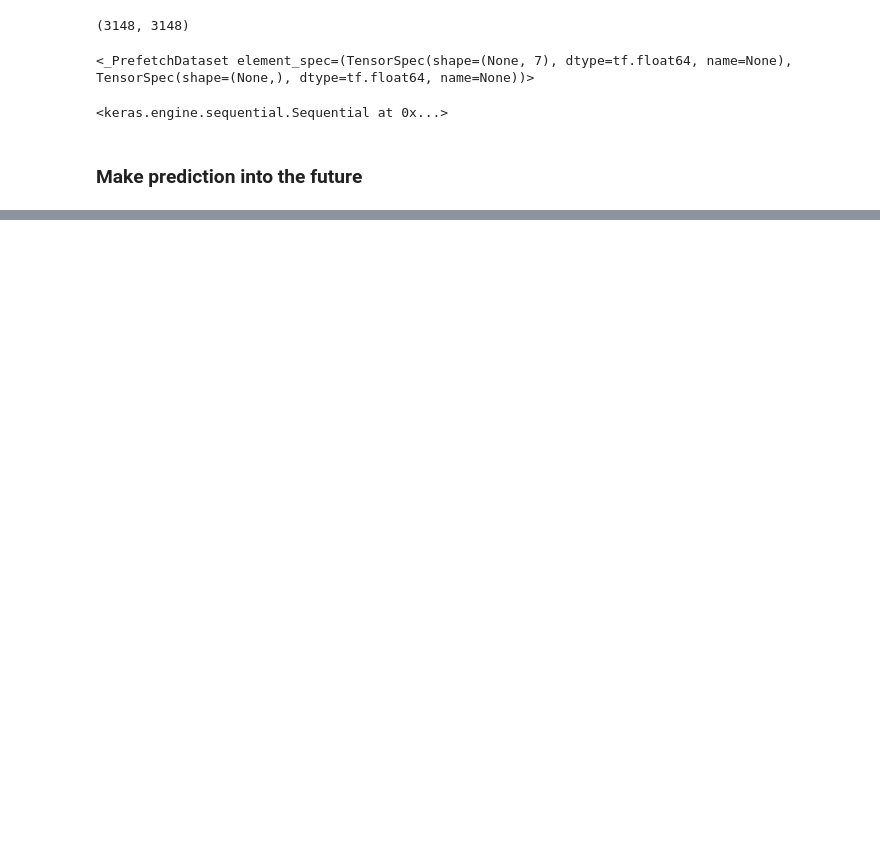
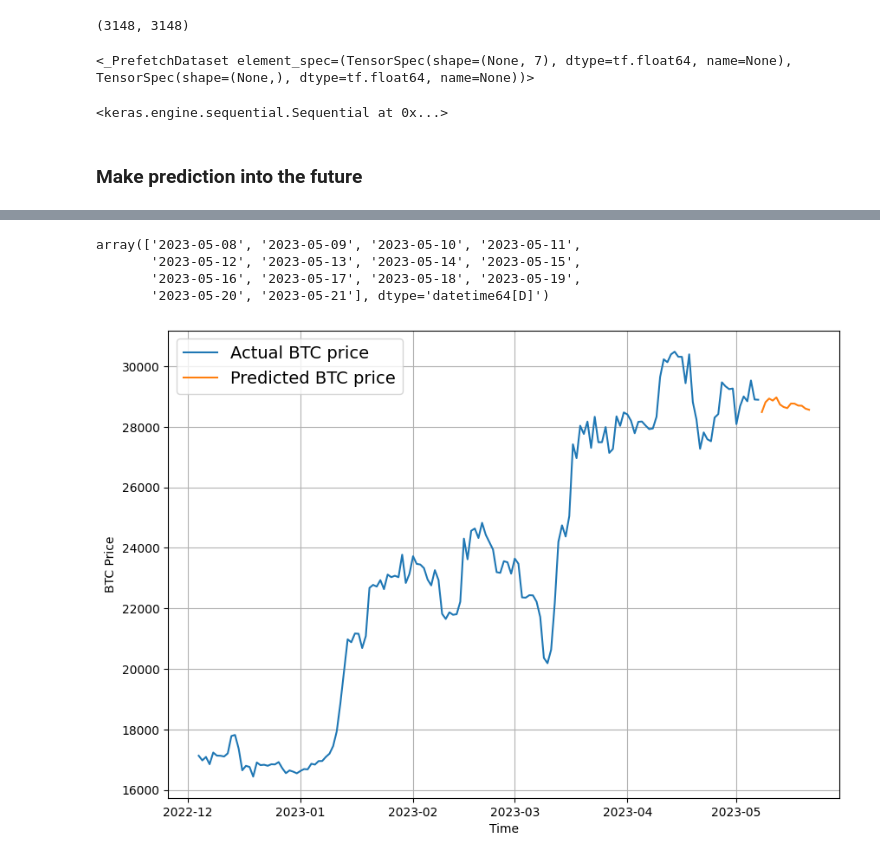
Before and after one commit to pawelkiszczak/tensorflow, a Jupyter notebook: colab_notebooks/10_time_series_forecasting_with_tensorflow.ipynb, the cells around one changed output, grey strips where cells are left out. Drawn from its saved outputs; the diff is of its cells as text; code cells hidden in the pictures; blank space fills up the shorter version.

```diff
--- a/colab_notebooks/10_time_series_forecasting_with_tensorflow.ipynb
+++ b/colab_notebooks/10_time_series_forecasting_with_tensorflow.ipynb
@@ -2346,0 +2387,6 @@ model_9
+# %%
+# Make forecast into the future
+future_forecast = make_future_forecasts(values=y_all,
+                                        model=model_9,
+                                        into_future=INTO_FUTURE,
+                                        window_size=WINDOW_SIZE)
@@ -2346,0 +2413,13 @@ model_9
+# %%
+def get_future_dates(start_date, into_future, offset=1):
+  """
+  Return array of datetime values ranging from start_date to start_date + into_future.
+  """
+  start_date = start_date + np.timedelta64(offset, "D") # specify start date, "D" stands for day
+  end_date = start_date + np.timedelta64(into_future, "D") # specify end date
+
+  return np.arange(start_date, end_date, dtype="datetime64[D]") # return a date range between start and end date
+# %%
+# Last timestep of timesteps (currently np.datetime64 format)
+last_timestep = bitcoin_prices.index[-1]
+last_timestep
@@ -2346,0 +2428,26 @@ model_9
+# %%
+# Get two weeks of timesteps
+next_time_steps = get_future_dates(start_date=last_timestep,
+                                   into_future=INTO_FUTURE)
+next_time_steps
+# %% [output]
+array(['2023-05-08', '2023-05-09', '2023-05-10', '2023-05-11',
+       '2023-05-12', '2023-05-13', '2023-05-14', '2023-05-15',
+       '2023-05-16', '2023-05-17', '2023-05-18', '2023-05-19',
+       '2023-05-20', '2023-05-21'], dtype='datetime64[D]')
+# %%
+# Plot future price predictions of BTC
+plt.figure(figsize=(10,7))
+
+plot_time_series(bitcoin_prices.index,
+                 btc_price,
+                 start=3000,
+                 format='-',
+                 label='Actual BTC price')
+
+plot_time_series(next_time_steps,
+                 future_forecast,
+                 format="-",
+                 label="Predicted BTC price")
+# %% [output]
+[figure, added]
```
Also changed, not shown: parts of 14 cells of this notebook.
